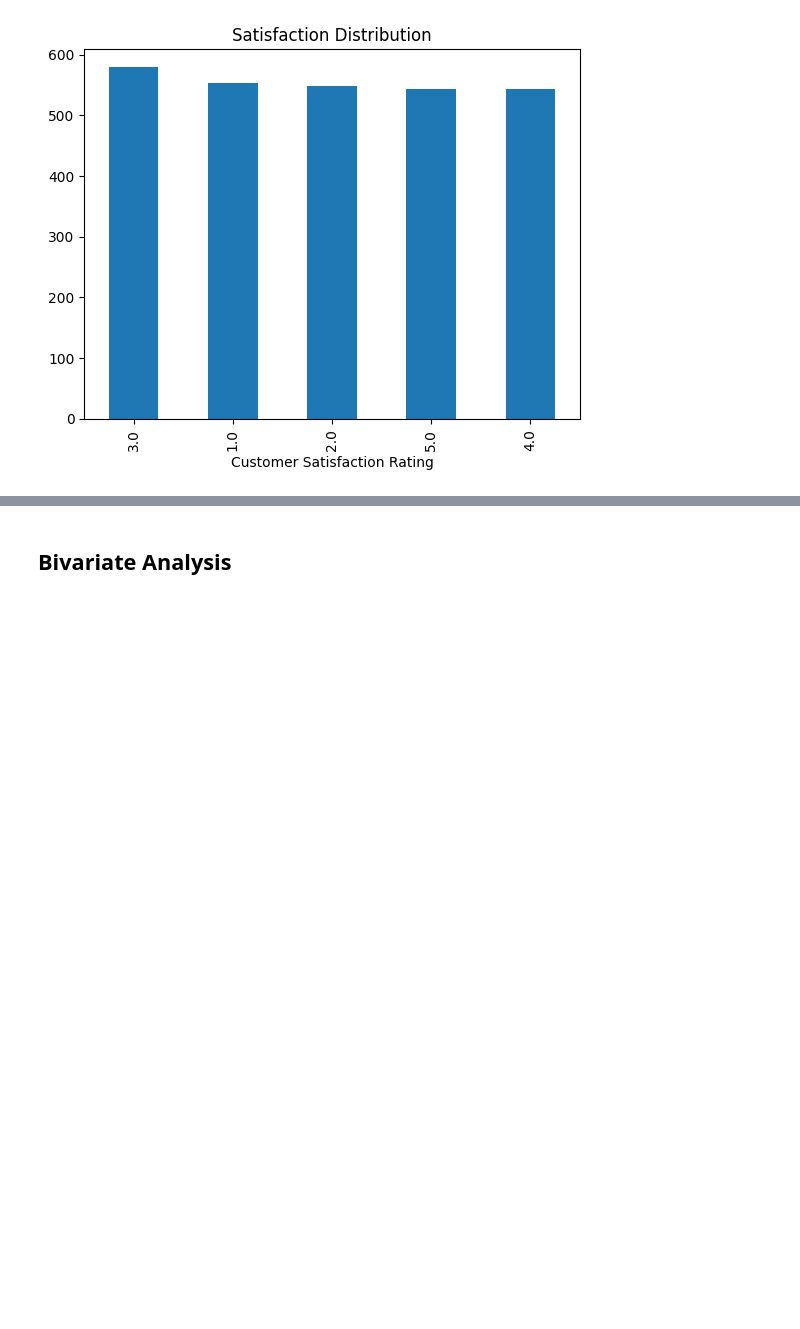
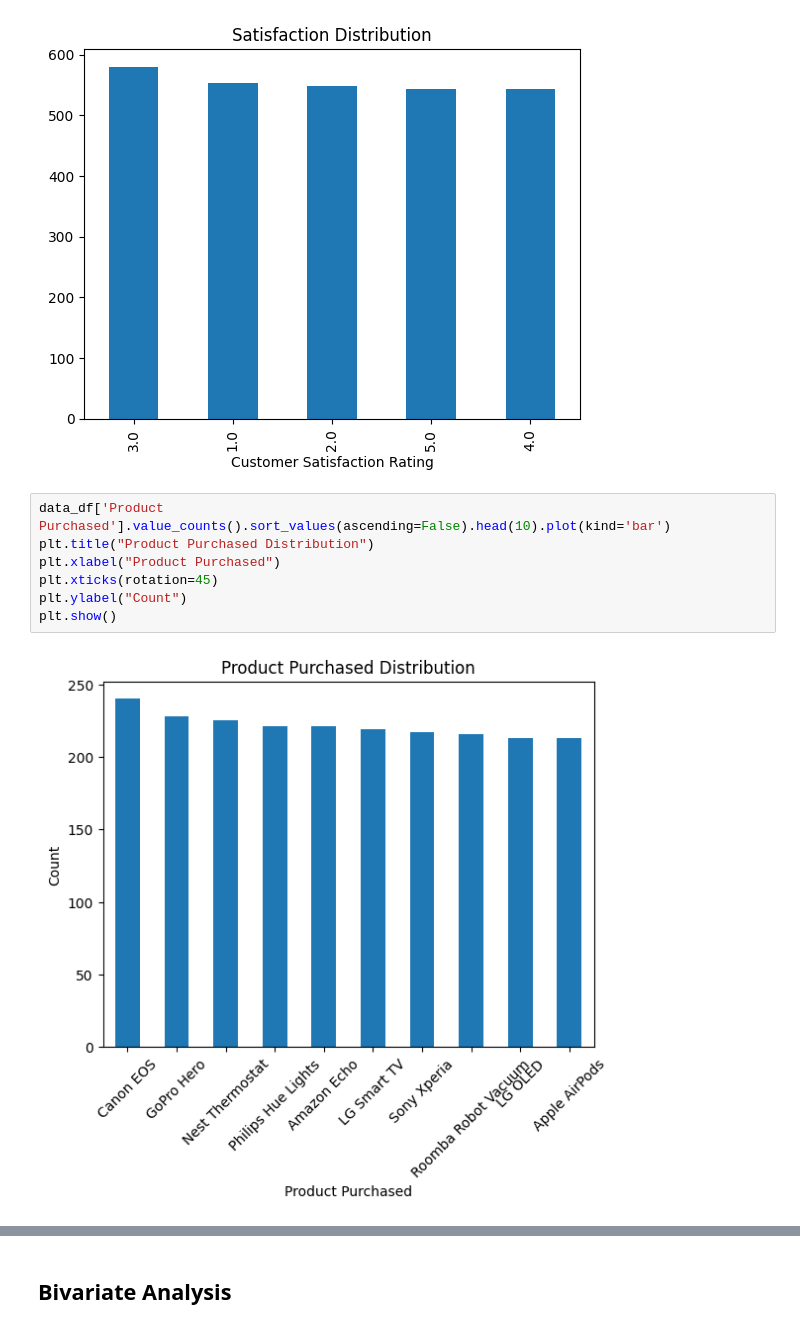
Before and after one commit to Razan-88/TextAnalytics-CW-Task4, a Jupyter notebook: research_notebooks/initialpipeline.ipynb, the cells around one changed output, grey strips where cells are left out. Drawn from its saved outputs; the diff is of its cells as text; blank space fills up the shorter version.

```diff
--- a/research_notebooks/initialpipeline.ipynb
+++ b/research_notebooks/initialpipeline.ipynb
@@ -110,3 +116,12 @@ plt.title("Satisfaction Distribution")
 plt.show()
 # %% [output]
 [figure]
+# %%
+data_df['Product Purchased'].value_counts().sort_values(ascending=False).head(10).plot(kind='bar')
+plt.title("Product Purchased Distribution")
+plt.xlabel("Product Purchased")
+plt.xticks(rotation=45)
+plt.ylabel("Count")
+plt.show()
+# %% [output]
+[figure, added]
```
Also changed, not shown: parts of 53 cells of this notebook.
